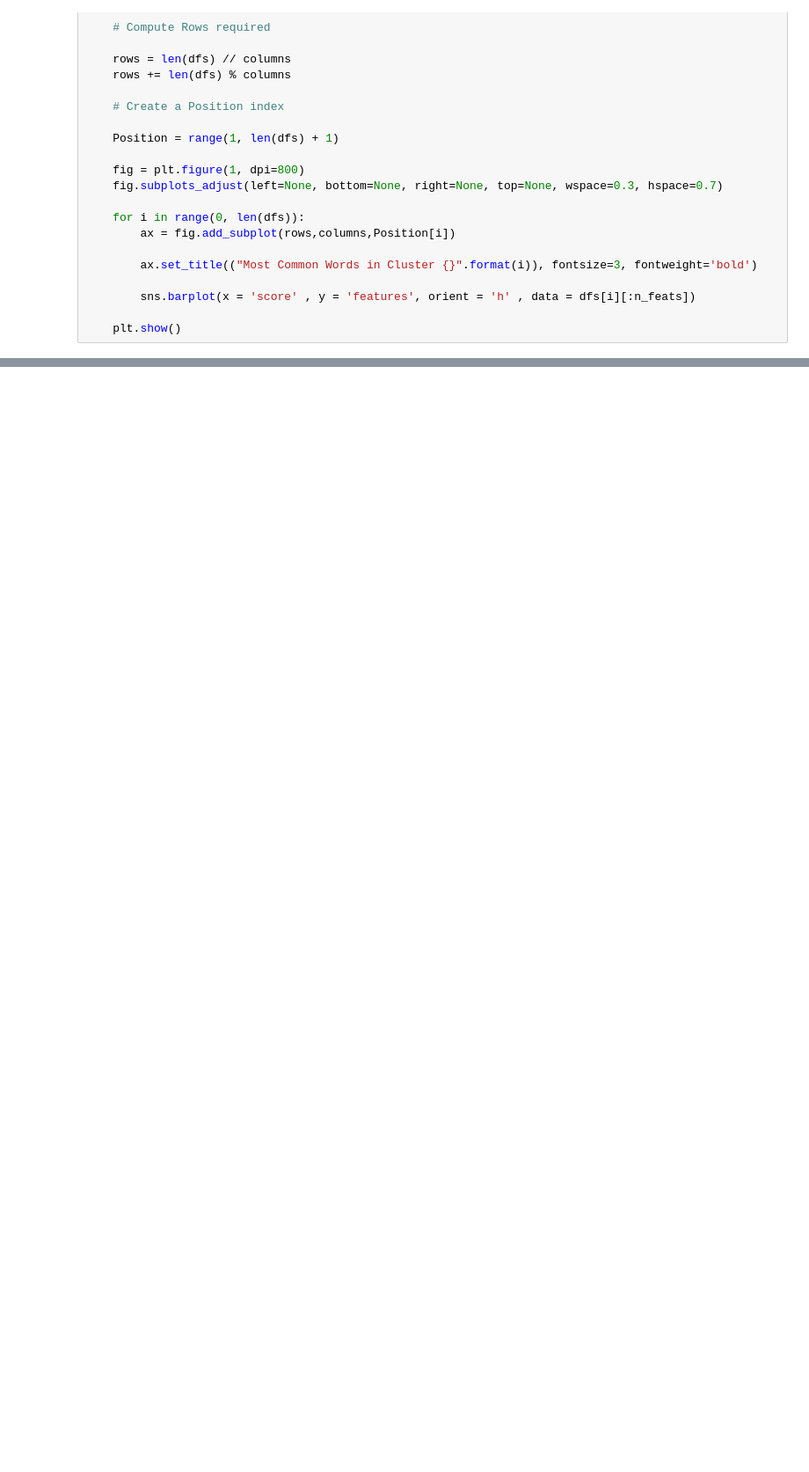
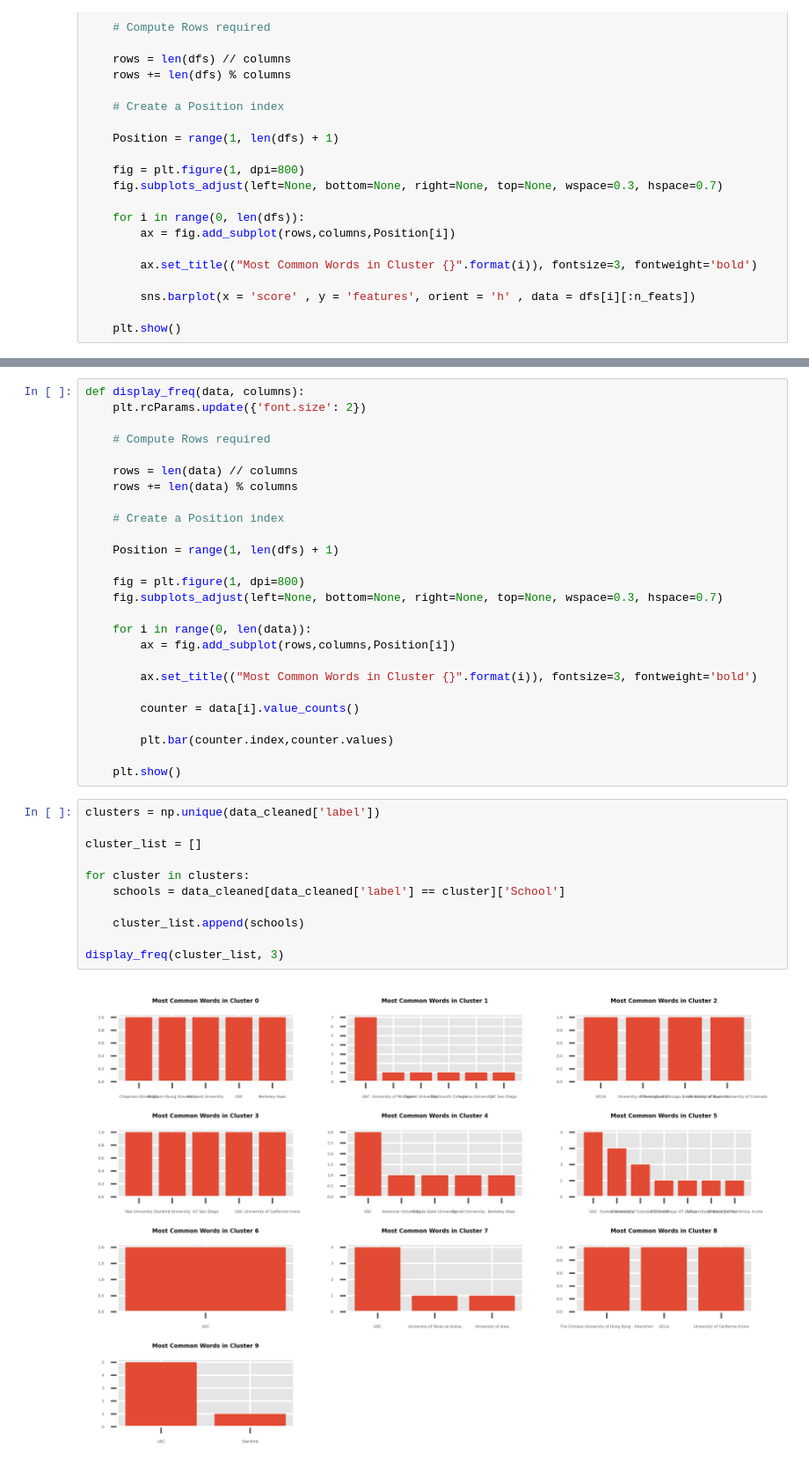
Before and after one commit to alekseyvalouev/usc-dinner-clustering, a Jupyter notebook: clustering.ipynb, the cells around one changed output, grey strips where cells are left out. Shown: that part at 88% size. Saved outputs shown, nothing was run; the diff lists cells and outputs as text; blank space fills up the shorter version.

```diff
--- a/clustering.ipynb
+++ b/clustering.ipynb
@@ -229,0 +254,39 @@ plt.show()
+# %%
+def display_freq(data, columns):
+    plt.rcParams.update({'font.size': 2})
+
+    # Compute Rows required
+
+    rows = len(data) // columns
+    rows += len(data) % columns
+
+    # Create a Position index
+
+    Position = range(1, len(dfs) + 1)
+
+    fig = plt.figure(1, dpi=800)
+    fig.subplots_adjust(left=None, bottom=None, right=None, top=None, wspace=0.3, hspace=0.7)
+
+    for i in range(0, len(data)):
+        ax = fig.add_subplot(rows,columns,Position[i])
+
+        ax.set_title(("Most Common Words in Cluster {}".format(i)), fontsize=3, fontweight='bold')
+
+        counter = data[i].value_counts()
+
+        plt.bar(counter.index,counter.values)
+
+    plt.show()
+# %%
+clusters = np.unique(data_cleaned['label'])
+
+cluster_list = []
+
+for cluster in clusters:
+    schools = data_cleaned[data_cleaned['label'] == cluster]['School']
+
+    cluster_list.append(schools)
+
+display_freq(cluster_list, 3)
+# %% [output]
+[figure, added]
```
Also changed, not shown: parts of 13 cells of this notebook.
